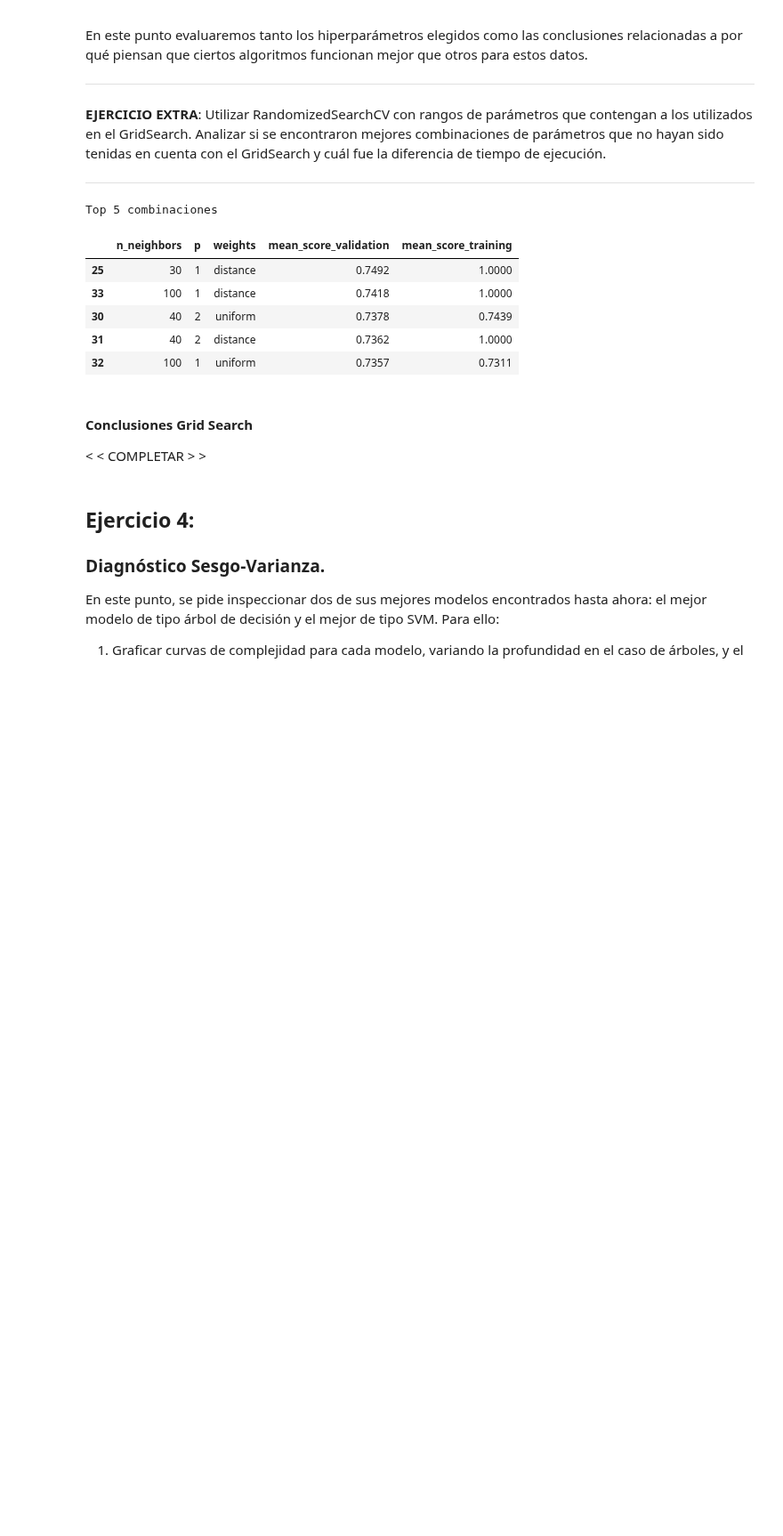
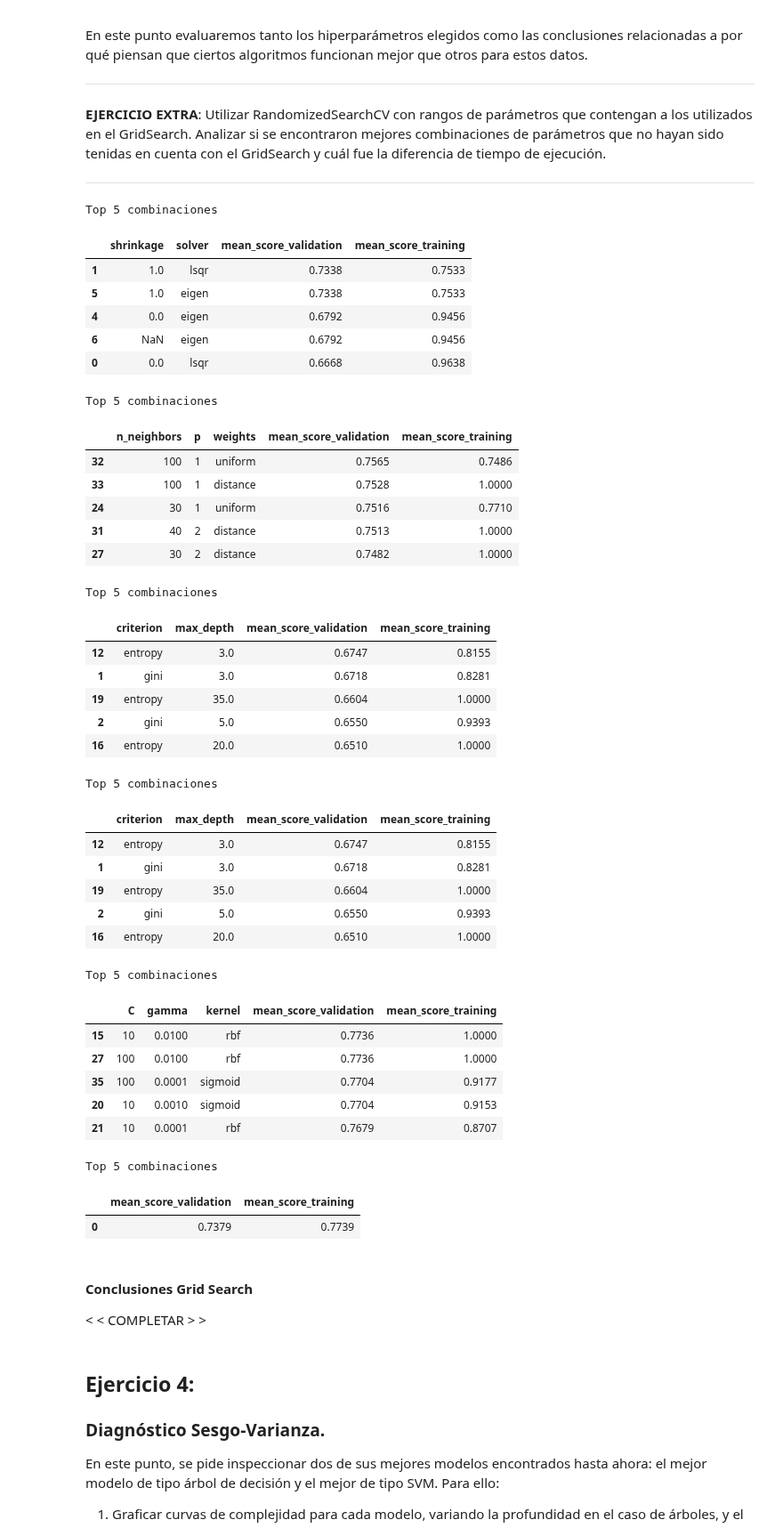
Before and after one commit to cosa65/aprendizajeAutomatico, a Jupyter notebook: TP1/TP1.ipynb, the cells around one changed output. Shown at 89% size. Cells and saved outputs as stored; diff of their text form; code cells hidden in the pictures; blank space fills up the shorter version.

```diff
--- a/TP1/TP1.ipynb
+++ b/TP1/TP1.ipynb
@@ -352,8 +355,6 @@ import scipy as sp
 from scipy.stats import expon
 from sklearn.pipeline import Pipeline
 
-kfold = KFold(n_splits=5)
-kfold.get_n_splits(X_train,y_train)
 
 def top_resultados(grid, top=5):
     ## Si quieren, pueden utilizar esta función para imprimir las mejores combinaciones de su grid
@@ -371,19 +372,19 @@ iteraciones = 50
 
 def doSearch(searchType, clasiffier, parameters, kfolds):
     if searchType == 'grid':
-        gridSearch = GridSearchCV(clasiffier, parameters, cv=kfolds, scoring=make_scorer(roc_auc_score), return_train_score=True)
-        gridSearch.fit(X_train, y_train)
+        gridSearch = GridSearchCV(clasiffier, parameters, cv=5, scoring=make_scorer(roc_auc_score), return_train_score=True)
+        gridSearch.fit(X_dev, y_dev)
         return gridSearch
  #       return {"topScore" : gridSearch.best_score_, "topParameters" : gridSearch.best_params_, "topIndex" : gridSearch.best_index_, "results" : gridSearch.cv_results_ }
     if searchType == 'random':
         randomSearch = RandomizedSearchCV(classifier, param_distributions=parameters, n_iter=iteraciones, cv=kfold, scoring=make_scorer(roc_auc_score), refit=True)
-        randomSearch.fit(X_train, y_train)
+        randomSearch.fit(X_dev, y_dev)
   #      return {"topScore" : randomSearch.best_score_, "topParameters" : randomSearch.best_params_}
         return randomSearch
 
 
-kfold = KFold(n_splits=5)
-kfold.get_n_splits(X_train,y_train)
+#kfold = KFold(n_splits=5)
+#kfold.get_n_splits(X_train,y_train)
 searchs = [{'grid'},{'random'}]
 lda_parameters_grid = [{'solver': ['lsqr'], 'shrinkage': [0, 1]}, {'solver': ['lsqr']},
                        {'solver': ['svd']},
@@ -412,39 +413,70 @@ grid_KNN_result = doSearch('grid', KNeighborsClassifier(), knn_parameters_grid,
 top_resultados(grid_KNN_result, top=5)
 #No Funca ---> random_KNN_result =  doSearch('random', KNeighborsClassifier(), knn_parameters_random, kfold)
 
 #Arbol
 grid_tree_result = doSearch('grid', DecisionTreeClassifier(), tree_parameters_grid, kfold)
 top_resultados(grid_tree_result, top=5)
 random_tree_result = doSearch('random', DecisionTreeClassifier(), tree_parameters_random, kfold)
 top_resultados(grid_tree_result, top=5)
 
 #SVM
 grid_SVM_result = doSearch('grid', SVC(), svm_parameters_grid, kfold)
 top_resultados(grid_SVM_result, top=5)
 #No Funca ---> random_SVM_result = doSearch('random', SVC(), svm_parameters_random, kfold)
 
 #Naive Bayes Gaussiana
 grid_gauss_result = doSearch('grid', GaussianNB(), {}, kfold)
 top_resultados(grid_gauss_result, top=5)
 #No Funca ---> random_gauss_result = doSearch('random', GaussianNB(), {}, kfold)
 
 #Naive Bayes Multinomial
 # Tiene problemas con los input negativos
 #doSearch('grid', MultinomialNB(), {}, kfold)
 #doSearch('random', MultinomialNB(), {}, kfold)
 
 
 
 
 ########################################################
 # %% [output]
 Top 5 combinaciones
-|  | n_neighbors | p | weights | mean_score_validation | mean_score_training |
-| 25 | 30 | 1 | distance | 0.7492 | 1.0000 |
-| 33 | 100 | 1 | distance | 0.7418 | 1.0000 |
-| 30 | 40 | 2 | uniform | 0.7378 | 0.7439 |
-| 31 | 40 | 2 | distance | 0.7362 | 1.0000 |
-| 32 | 100 | 1 | uniform | 0.7357 | 0.7311 |
+|  | shrinkage | solver | mean_score_validation | mean_score_training |
+| 1 | 1.0 | lsqr | 0.7338 | 0.7533 |
+| 5 | 1.0 | eigen | 0.7338 | 0.7533 |
+| 4 | 0.0 | eigen | 0.6792 | 0.9456 |
+| 6 | NaN | eigen | 0.6792 | 0.9456 |
+| 0 | 0.0 | lsqr | 0.6668 | 0.9638 |
+Top 5 combinaciones
+|  | n_neighbors | p | weights | mean_score_validation | mean_score_training |
+| 32 | 100 | 1 | uniform | 0.7565 | 0.7486 |
+| 33 | 100 | 1 | distance | 0.7528 | 1.0000 |
+| 24 | 30 | 1 | uniform | 0.7516 | 0.7710 |
+| 31 | 40 | 2 | distance | 0.7513 | 1.0000 |
+| 27 | 30 | 2 | distance | 0.7482 | 1.0000 |
+Top 5 combinaciones
+|  | criterion | max_depth | mean_score_validation | mean_score_training |
+| 12 | entropy | 3.0 | 0.6747 | 0.8155 |
+| 1 | gini | 3.0 | 0.6718 | 0.8281 |
+| 19 | entropy | 35.0 | 0.6604 | 1.0000 |
+| 2 | gini | 5.0 | 0.6550 | 0.9393 |
+| 16 | entropy | 20.0 | 0.6510 | 1.0000 |
+Top 5 combinaciones
+|  | criterion | max_depth | mean_score_validation | mean_score_training |
+| 12 | entropy | 3.0 | 0.6747 | 0.8155 |
+| 1 | gini | 3.0 | 0.6718 | 0.8281 |
+| 19 | entropy | 35.0 | 0.6604 | 1.0000 |
+| 2 | gini | 5.0 | 0.6550 | 0.9393 |
+| 16 | entropy | 20.0 | 0.6510 | 1.0000 |
+Top 5 combinaciones
+|  | C | gamma | kernel | mean_score_validation | mean_score_training |
+| 15 | 10 | 0.0100 | rbf | 0.7736 | 1.0000 |
+| 27 | 100 | 0.0100 | rbf | 0.7736 | 1.0000 |
+| 35 | 100 | 0.0001 | sigmoid | 0.7704 | 0.9177 |
+| 20 | 10 | 0.0010 | sigmoid | 0.7704 | 0.9153 |
+| 21 | 10 | 0.0001 | rbf | 0.7679 | 0.8707 |
+Top 5 combinaciones
+|  | mean_score_validation | mean_score_training |
+| 0 | 0.7379 | 0.7739 |
 # %% [markdown]
 #### Conclusiones Grid Search
 
```
Also changed, not shown: parts of 1 cell of this notebook.
